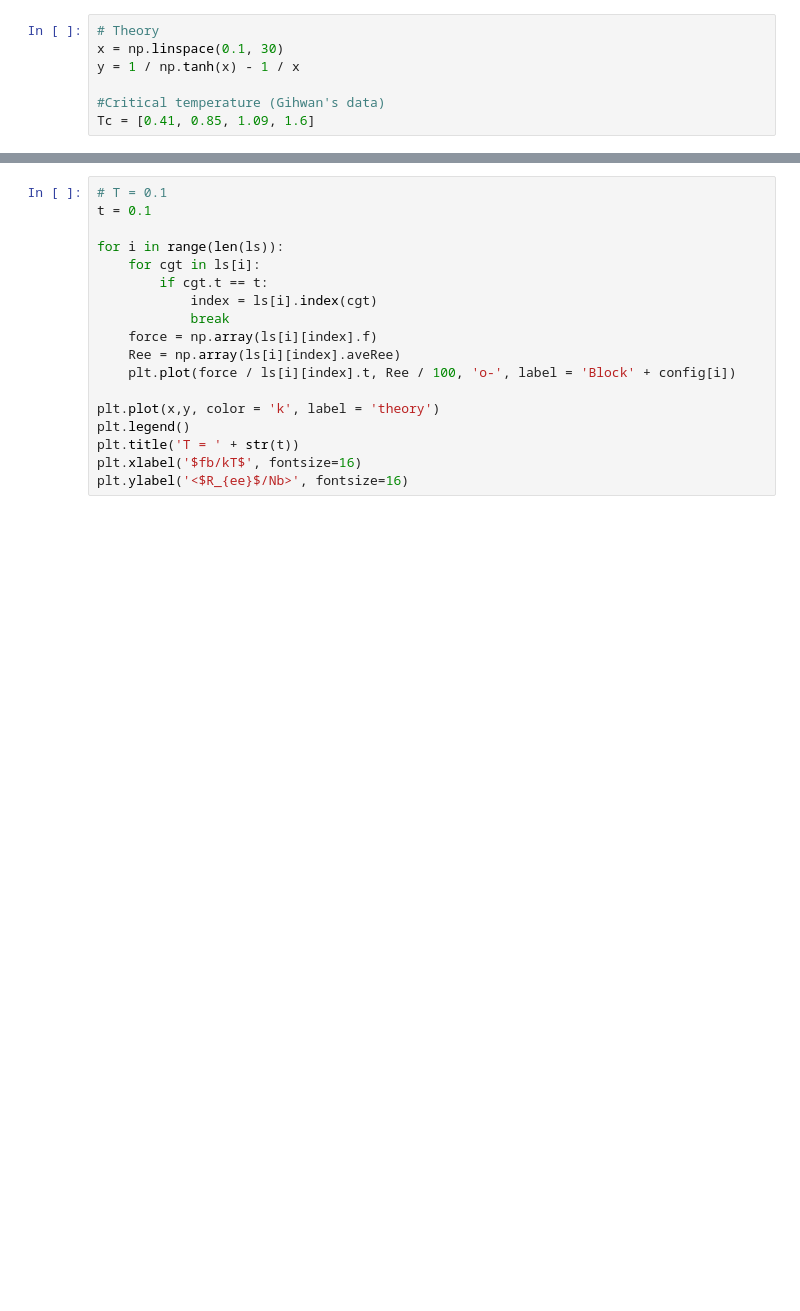
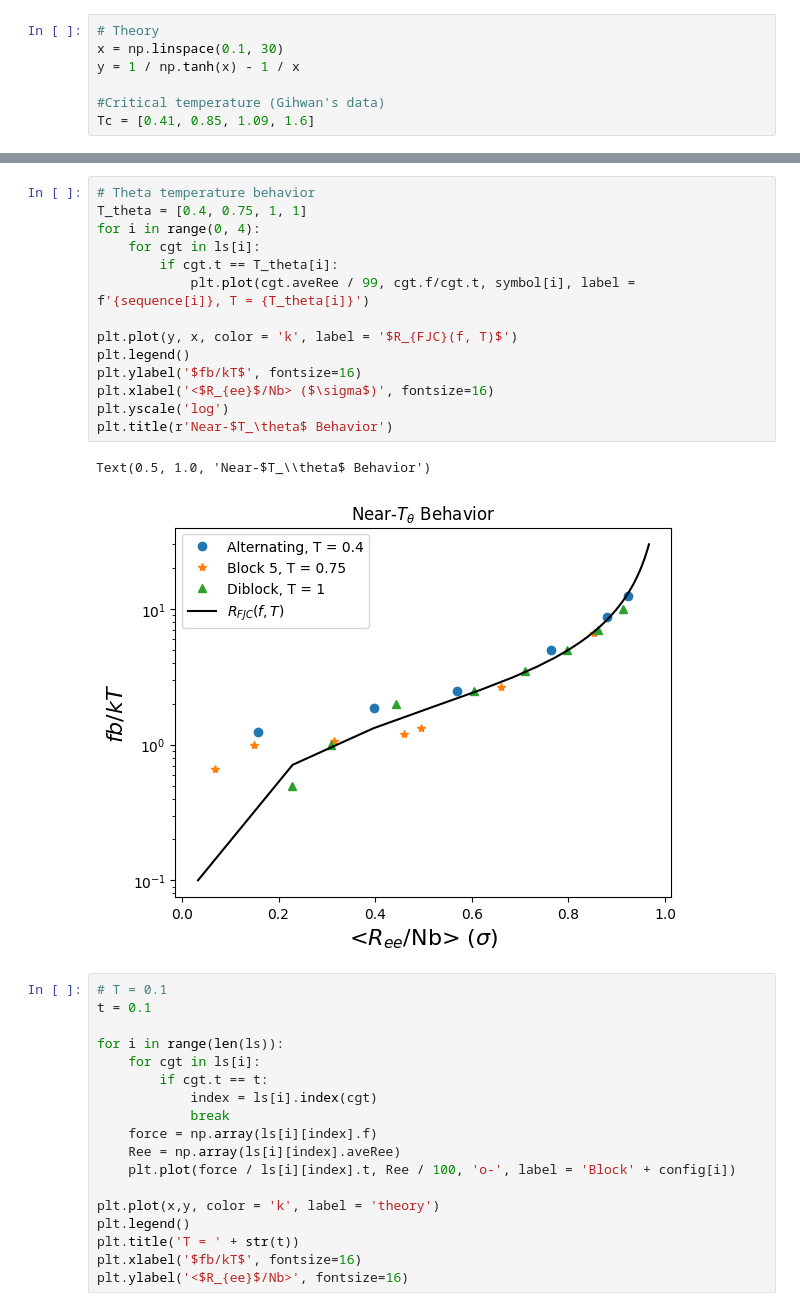
Before and after one commit to VagrantHyp/Code, a Jupyter notebook: DiffConfig.ipynb, the cells around one changed output, grey strips where cells are left out. Drawn from its saved outputs; the diff is of its cells as text; blank space fills up the shorter version.

```diff
--- a/DiffConfig.ipynb
+++ b/DiffConfig.ipynb
@@ -45,3 +55,20 @@ Text(0.5, 1.0, 'High Temperature Behavior')
+# %%
+# Theta temperature behavior
+T_theta = [0.4, 0.75, 1, 1]
+for i in range(0, 4):
+    for cgt in ls[i]:
+        if cgt.t == T_theta[i]:
+            plt.plot(cgt.aveRee / 99, cgt.f/cgt.t, symbol[i], label = f'{sequence[i]}, T = {T_theta[i]}')
+
+plt.plot(y, x, color = 'k', label = '$R_{FJC}(f, T)$')
+plt.legend()
+plt.ylabel('$fb/kT$', fontsize=16)
+plt.xlabel('<$R_{ee}$/Nb> ($\sigma$)', fontsize=16)
+plt.yscale('log')
+plt.title(r'Near-$T_\theta$ Behavior')
+# %% [output]
+Text(0.5, 1.0, 'Near-$T_\\theta$ Behavior')
+[figure, added]
 # %%
 # T = 0.1
 t = 0.1
```
Also changed, not shown: parts of 1 cell of this notebook.
